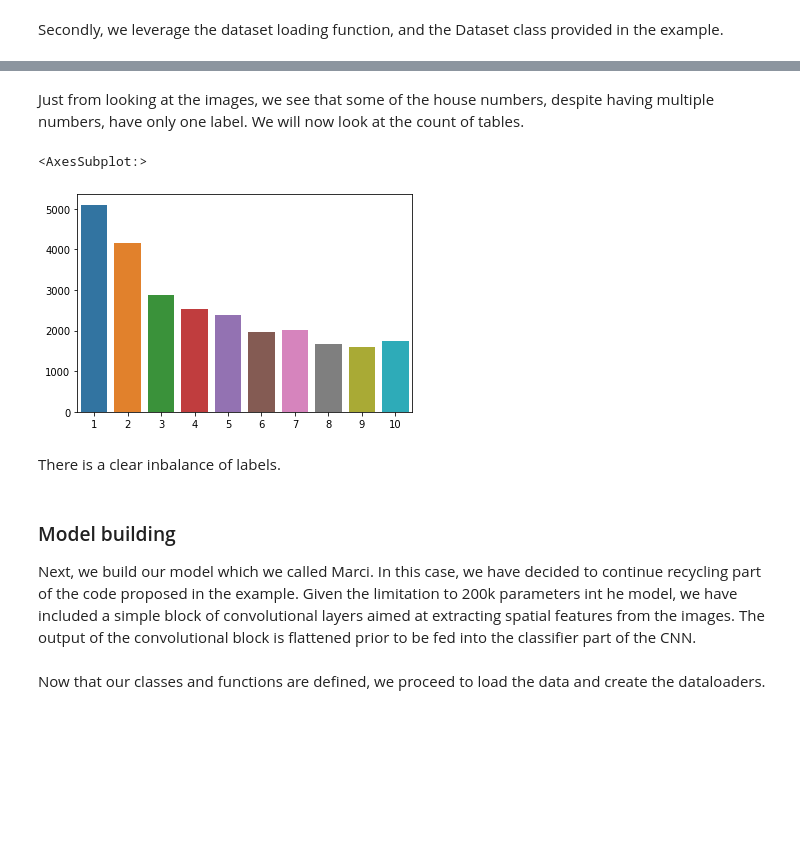
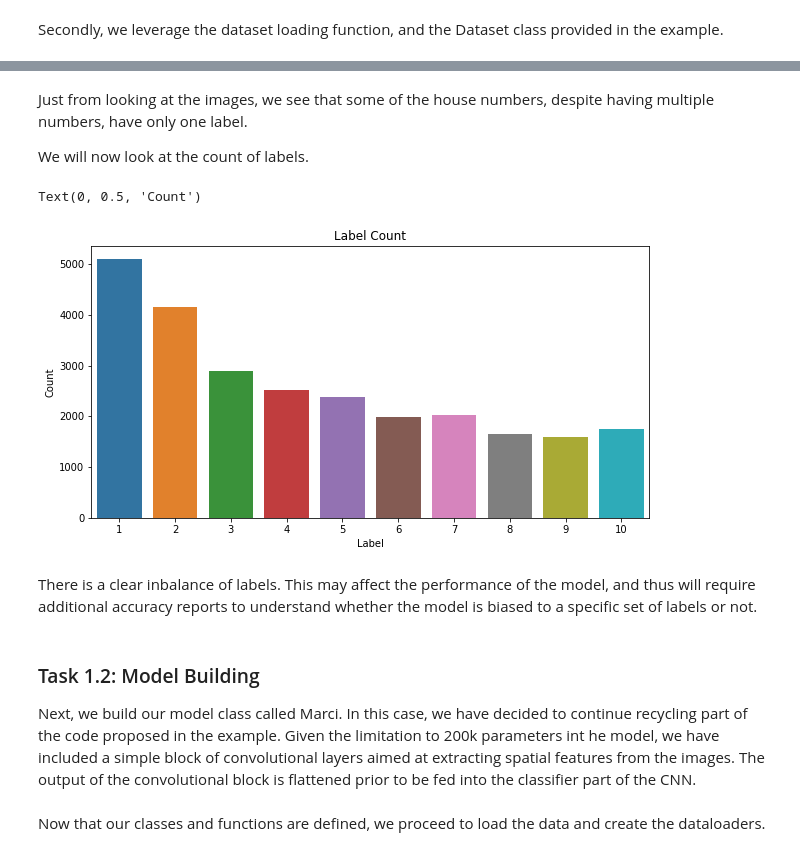
Before and after one commit to vicentepese/SDCV_test, a Jupyter notebook: seedtag_vicente_test.ipynb, the cells around one changed output, grey strips where cells are left out. Drawn from its saved outputs; the diff is of its cells as text; code cells hidden in the pictures; blank space fills up the shorter version.

```diff
--- a/seedtag_vicente_test.ipynb
+++ b/seedtag_vicente_test.ipynb
@@ -161,20 +163,25 @@ Possible Labels:  [ 1  2  3  4  5  6  7  8  9 10]
 # %% [markdown]
-Just from looking at the images, we see that some of the house numbers, despite having multiple numbers, have only one label. We will now look at the count of tables.
+Just from looking at the images, we see that some of the house numbers, despite having multiple numbers, have only one label.
+
+We will now look at the count of labels.
 # %%
 # Labels distribution
 %matplotlib inline
-
+fig, ax = plt.subplots(figsize=(10,5))
 unique_labels, count_labels = np.unique(split_labels, return_counts=True)
 sns.barplot(x=unique_labels, y=count_labels)
+ax.set_title("Label Count")
+ax.set_xlabel("Label")
+ax.set_ylabel("Count")
 # %% [output]
-<AxesSubplot:>
+Text(0, 0.5, 'Count')
-[figure, old version]
+[figure, new version]
-# %% [markdown]
-There is a clear inbalance of labels.
+# %% [markdown]
+There is a clear inbalance of labels. This may affect the performance of the model, and thus will require additional accuracy reports to understand whether the model is biased to a specific set of labels or not.
 # %% [markdown]
-### Model building
+### Task 1.2: Model Building
 
-Next, we build our model which we called Marci. In this case, we have decided to continue recycling part of the code proposed in the example. Given the limitation to 200k parameters int he model, we have included a simple block of convolutional layers aimed at extracting spatial features from the images. The output of the convolutional block is flattened prior to be fed into the classifier part of the CNN.
+Next, we build our model class called Marci. In this case, we have decided to continue recycling part of the code proposed in the example. Given the limitation to 200k parameters int he model, we have included a simple block of convolutional layers aimed at extracting spatial features from the images. The output of the convolutional block is flattened prior to be fed into the classifier part of the CNN.
 # %%
 class Marci(pl.LightningModule):
     def __init__(self,
```
Also changed, not shown: parts of 30 cells of this notebook, 6 other files.
